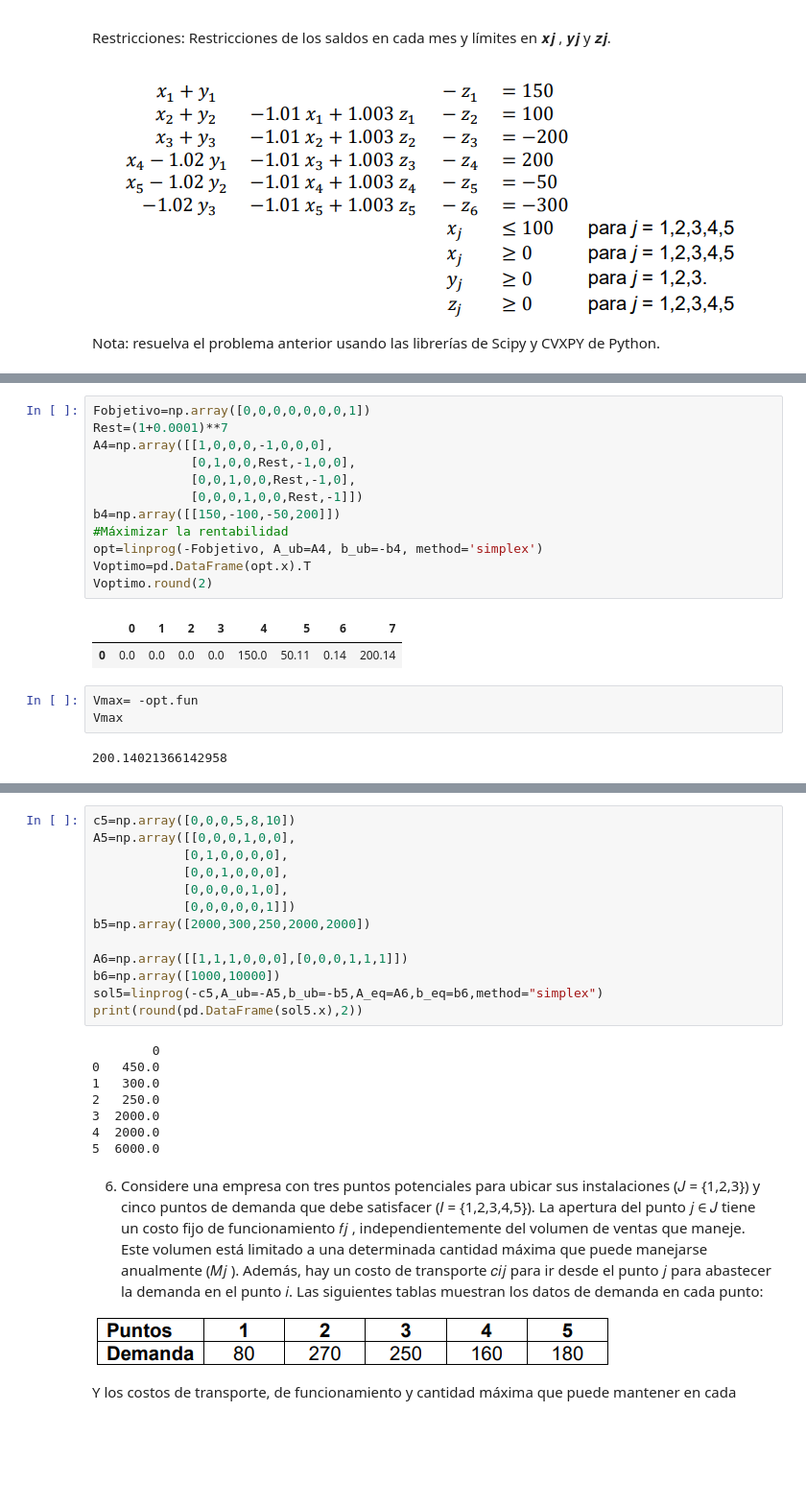
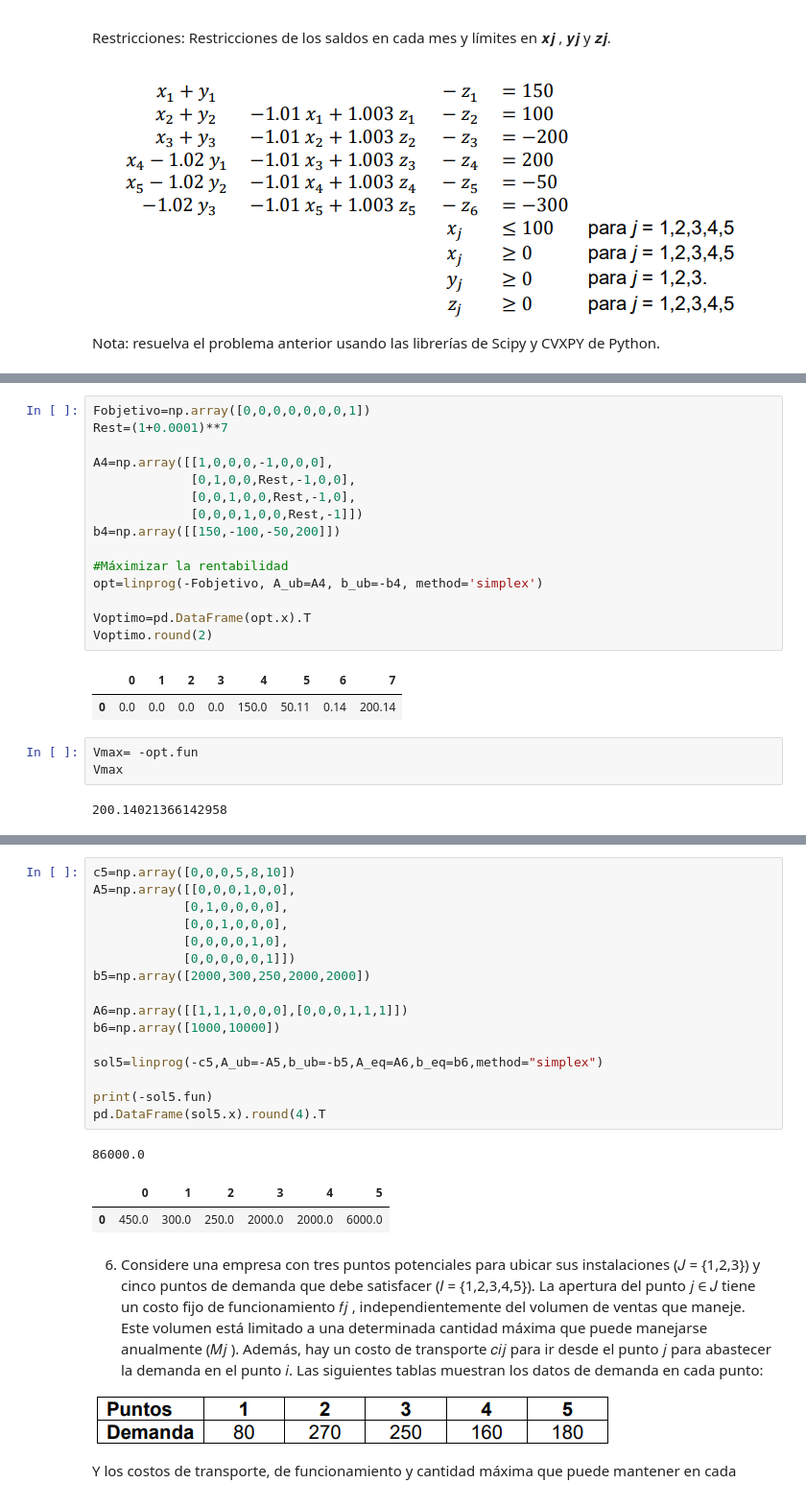
Before and after one commit to Samanthaavilac/Taller_2, a Jupyter notebook: Taller_2_Ávila_Vargas.ipynb, the cells around one changed output, grey strips where cells are left out. Shown at 96% size. Saved outputs shown, nothing was run; the diff lists cells and outputs as text; blank space fills up the shorter version.

```diff
--- a/Taller_2_Ávila_Vargas.ipynb
+++ b/Taller_2_Ávila_Vargas.ipynb
@@ -206,13 +209,16 @@ de los saldos en su cuenta teniendo en cuenta las restricciones de sus flujos de
 # %%
 Fobjetivo=np.array([0,0,0,0,0,0,0,1])
 Rest=(1+0.0001)**7
+
 A4=np.array([[1,0,0,0,-1,0,0,0],
              [0,1,0,0,Rest,-1,0,0],
              [0,0,1,0,0,Rest,-1,0],
              [0,0,0,1,0,0,Rest,-1]])
 b4=np.array([[150,-100,-50,200]])
+
 #Máximizar la rentabilidad
 opt=linprog(-Fobjetivo, A_ub=A4, b_ub=-b4, method='simplex')
+
 Voptimo=pd.DataFrame(opt.x).T
 Voptimo.round(2)
 # %% [output]
@@ -244,24 +250,23 @@ Formule un problema de LP utilizando Scipy que le permita maximizar
 # %%
 c5=np.array([0,0,0,5,8,10])
 A5=np.array([[0,0,0,1,0,0],
             [0,1,0,0,0,0],
             [0,0,1,0,0,0],
             [0,0,0,0,1,0],
             [0,0,0,0,0,1]])
 b5=np.array([2000,300,250,2000,2000])
 
 A6=np.array([[1,1,1,0,0,0],[0,0,0,1,1,1]])
 b6=np.array([1000,10000])
+
 sol5=linprog(-c5,A_ub=-A5,b_ub=-b5,A_eq=A6,b_eq=b6,method="simplex")
-print(round(pd.DataFrame(sol5.x),2))
+
+print(-sol5.fun)
+pd.DataFrame(sol5.x).round(4).T
 # %% [output]
-        0
-0   450.0
-1   300.0
-2   250.0
-3  2000.0
-4  2000.0
-5  6000.0
+86000.0
+|  | 0 | 1 | 2 | 3 | 4 | 5 |
+| 0 | 450.0 | 300.0 | 250.0 | 2000.0 | 2000.0 | 6000.0 |
 # %% [markdown]
 6. Considere una empresa con tres puntos potenciales para ubicar sus instalaciones (𝐽 =
 {1,2,3}) y cinco puntos de demanda que debe satisfacer (𝐼 = {1,2,3,4,5}). La apertura del
```
Also changed, not shown: parts of 5 cells of this notebook.
